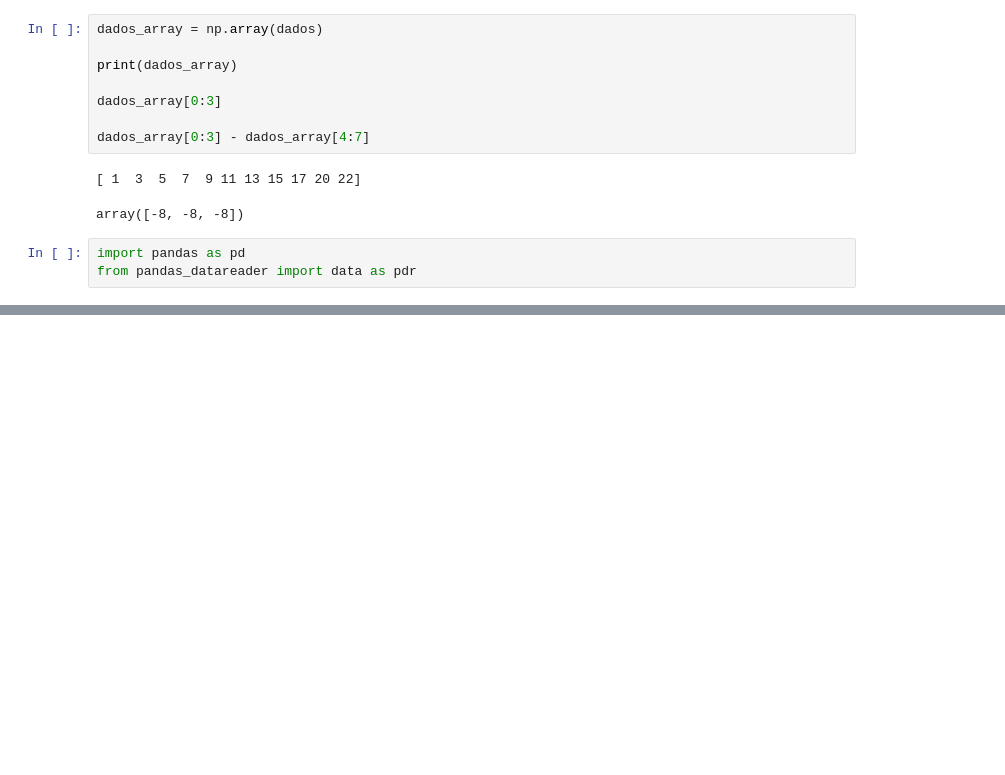
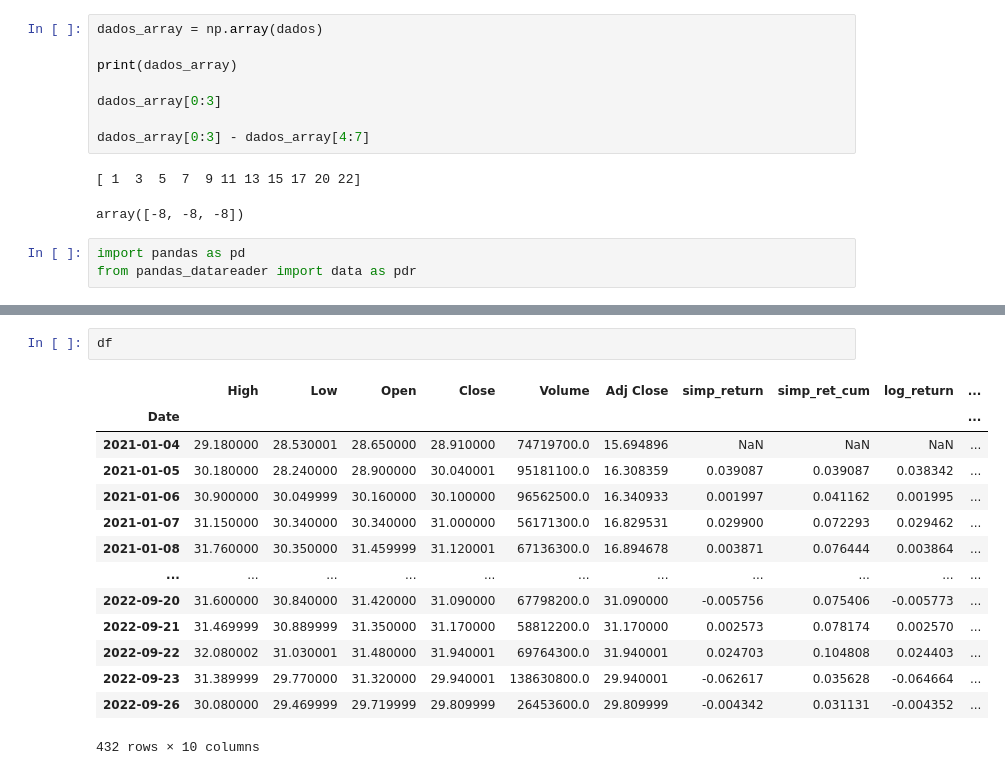
Before and after one commit to andresalerno/mercado_financeiro, a Jupyter notebook: chapter_1.ipynb, the cells around one changed output, grey strips where cells are left out. Saved outputs shown, nothing was run; the diff lists cells and outputs as text; blank space fills up the shorter version.

```diff
--- a/chapter_1.ipynb
+++ b/chapter_1.ipynb
@@ -414,0 +423,17 @@ df.tail(5)
+# %%
+df
+# %% [output]
+|  | High | Low | Open | Close | Volume | Adj Close | simp_return | simp_ret_cum | log_return | ... |
+| Date |  |  |  |  |  |  |  |  |  | ... |
+| 2021-01-04 | 29.180000 | 28.530001 | 28.650000 | 28.910000 | 74719700.0 | 15.694896 | NaN | NaN | NaN | ... |
+| 2021-01-05 | 30.180000 | 28.240000 | 28.900000 | 30.040001 | 95181100.0 | 16.308359 | 0.039087 | 0.039087 | 0.038342 | ... |
+| 2021-01-06 | 30.900000 | 30.049999 | 30.160000 | 30.100000 | 96562500.0 | 16.340933 | 0.001997 | 0.041162 | 0.001995 | ... |
+| 2021-01-07 | 31.150000 | 30.340000 | 30.340000 | 31.000000 | 56171300.0 | 16.829531 | 0.029900 | 0.072293 | 0.029462 | ... |
+| 2021-01-08 | 31.760000 | 30.350000 | 31.459999 | 31.120001 | 67136300.0 | 16.894678 | 0.003871 | 0.076444 | 0.003864 | ... |
+| ... | ... | ... | ... | ... | ... | ... | ... | ... | ... | ... |
+| 2022-09-20 | 31.600000 | 30.840000 | 31.420000 | 31.090000 | 67798200.0 | 31.090000 | -0.005756 | 0.075406 | -0.005773 | ... |
+| 2022-09-21 | 31.469999 | 30.889999 | 31.350000 | 31.170000 | 58812200.0 | 31.170000 | 0.002573 | 0.078174 | 0.002570 | ... |
+| 2022-09-22 | 32.080002 | 31.030001 | 31.480000 | 31.940001 | 69764300.0 | 31.940001 | 0.024703 | 0.104808 | 0.024403 | ... |
+| 2022-09-23 | 31.389999 | 29.770000 | 31.320000 | 29.940001 | 138630800.0 | 29.940001 | -0.062617 | 0.035628 | -0.064664 | ... |
+| 2022-09-26 | 30.080000 | 29.469999 | 29.719999 | 29.809999 | 26453600.0 | 29.809999 | -0.004342 | 0.031131 | -0.004352 | ... |
+432 rows × 10 columns
```
Also changed, not shown: parts of 13 cells of this notebook.
